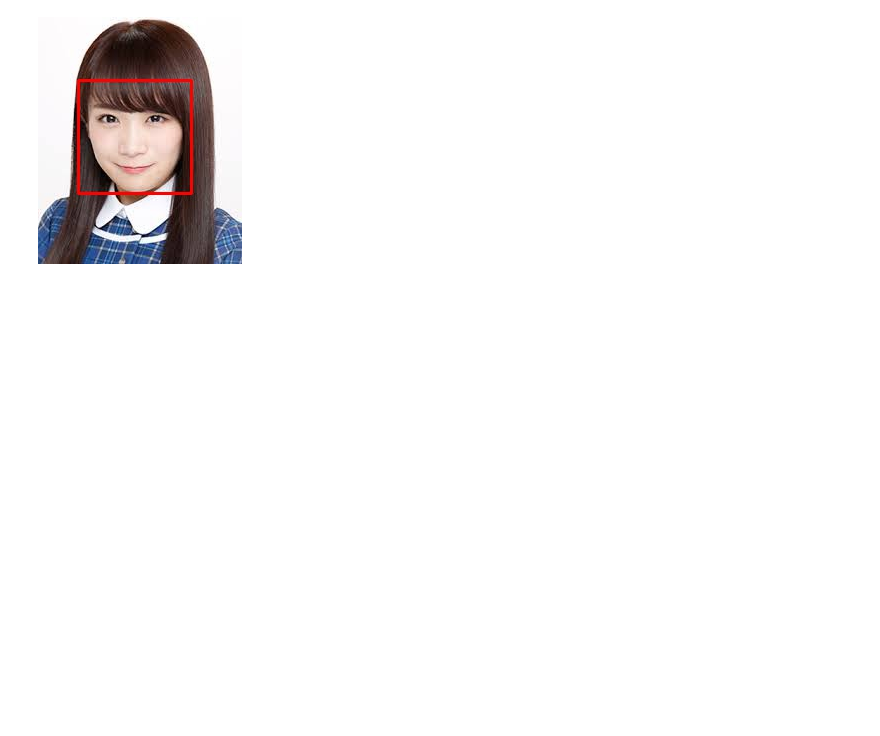
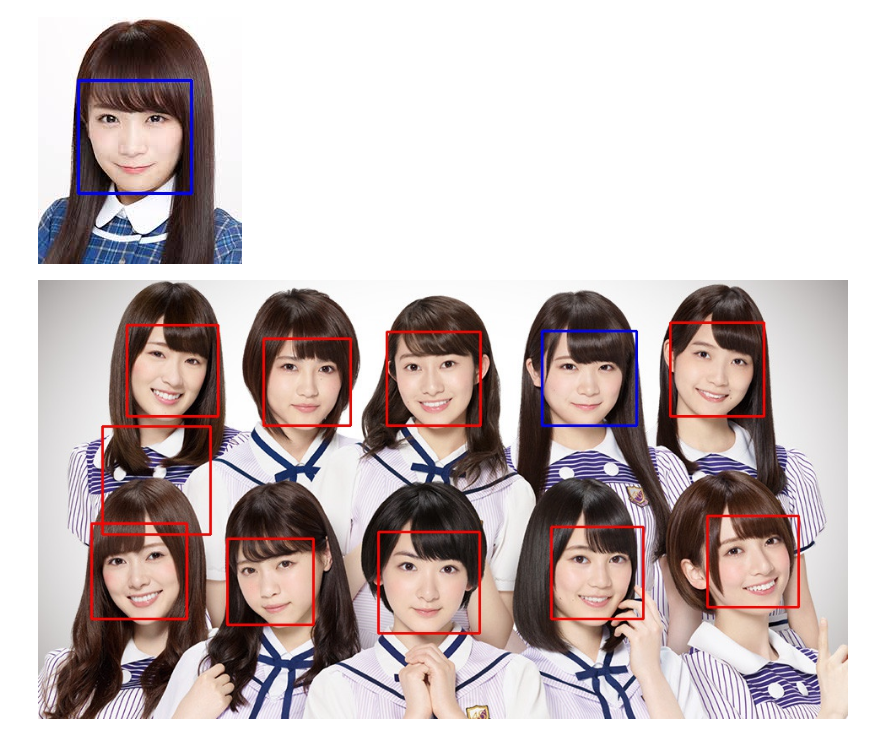
Before and after one commit to sudako/examples, a Jupyter notebook: ex3/opencv/opencv.ipynb, the cells around one changed output. Drawn from its saved outputs; the diff is of its cells as text; code cells hidden in the pictures; blank space fills up the shorter version.

```diff
--- a/ex3/opencv/opencv.ipynb
+++ b/ex3/opencv/opencv.ipynb
@@ -9,16 +5,69 @@ def display_cv_image(image, format='.jpg'):
 # %%
 faceCascade = cv2.CascadeClassifier('haarcascade_frontalface_default.xml')
 
-img = cv2.imread('akimoto.jpg', cv2.IMREAD_COLOR)
-gray = cv2.cvtColor(img, cv2.COLOR_BGR2GRAY)
-face = faceCascade.detectMultiScale(gray, 1.1, 3)
-if len(face) > 0:
-    for rect in face:
-        cv2.rectangle(img, tuple(rect[0:2]), tuple(rect[0:2]+rect[2:4]), (0, 0,255), thickness=2)
-else:
-    print("no face")
+def display_image(image, format='.jpg'):
+    decoded_bytes = cv2.imencode(format, image)[1].tobytes()
+    display(Image(data=decoded_bytes))
 
-#cv2.imwrite('detected.jpg', img)
-display_cv_image(img, '.jpg')
+def get_image(filename):
+    return cv2.imread(filename, cv2.IMREAD_COLOR)
+
+def to_gray(img):
+    return cv2.cvtColor(img, cv2.COLOR_BGR2GRAY)
+
+def get_face(img):
+    return faceCascade.detectMultiScale(img, 1.1, 3)
+
+def set_rect(img, face, color):
+    if len(face) > 0:
+        for rect in face:
+            cv2.rectangle(img, tuple(rect[0: 2]), tuple(rect[0: 2] + rect[2: 4]), color, thickness=2)
+
+def trim_image(img, rect):
+    x = rect[0]
+    y = rect[1]
+    w = rect[2]
+    h = rect[3]
+    return img[y: y + h, x: x + w]
-# %% [output]
-[figure, removed]
+# %%
+img1 = get_image('akimoto.jpg')
+gray1 = to_gray(img1)
+face1 = get_face(gray1)
+
+img2 = get_image('nogizaka.jpg')
+gray2 = to_gray(img2)
+face2 = get_face(gray2)
+# %%
+bf = cv2.BFMatcher(cv2.NORM_HAMMING)
+detector = cv2.AKAZE_create()
+# %%
+NORMSIZE = (200, 200)
+COLOR_RED = (0, 0, 255)
+COLOR_BLUE = (255, 0, 0)
+
+ref = cv2.resize(trim_image(gray1, face1[0]), NORMSIZE)
+(ref_kp, ref_des) = detector.detectAndCompute(ref, None)
+
+i = 0
+mx = 10000000
+mx_i = 0
+for rect in face2:
+    tgt = cv2.resize(trim_image(gray2, rect), NORMSIZE)
+    (tgt_kp, tgt_des) = detector.detectAndCompute(tgt, None)
+    matches = bf.match(ref_des, tgt_des)
+    dist = [m.distance for m in matches]
+    ret = sum(dist) / len(dist)
+    #print(i, ret)
+    if ret < mx:
+        mx = ret
+        mx_i = i
+    i += 1
+# %%
+set_rect(img1, face1, COLOR_BLUE)
+set_rect(img2, face2, COLOR_RED)
+set_rect(img2, [face2[mx_i]], COLOR_BLUE)
+display_image(img1, '.jpg')
+display_image(img2, '.jpg')
+# %% [output]
+[figure, added]
+[figure, added]
```
Also changed, not shown: parts of 1 cell of this notebook, 1 other file.
